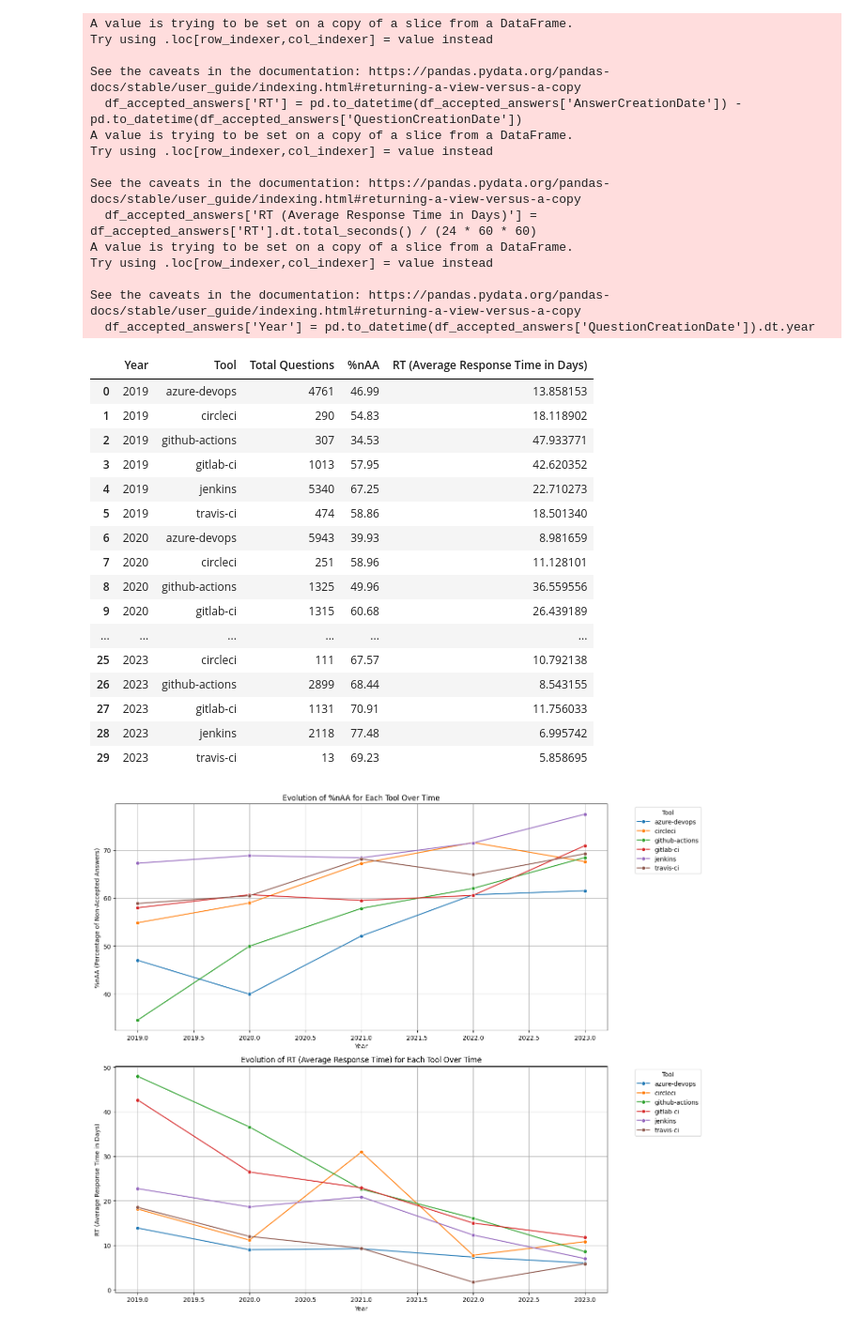
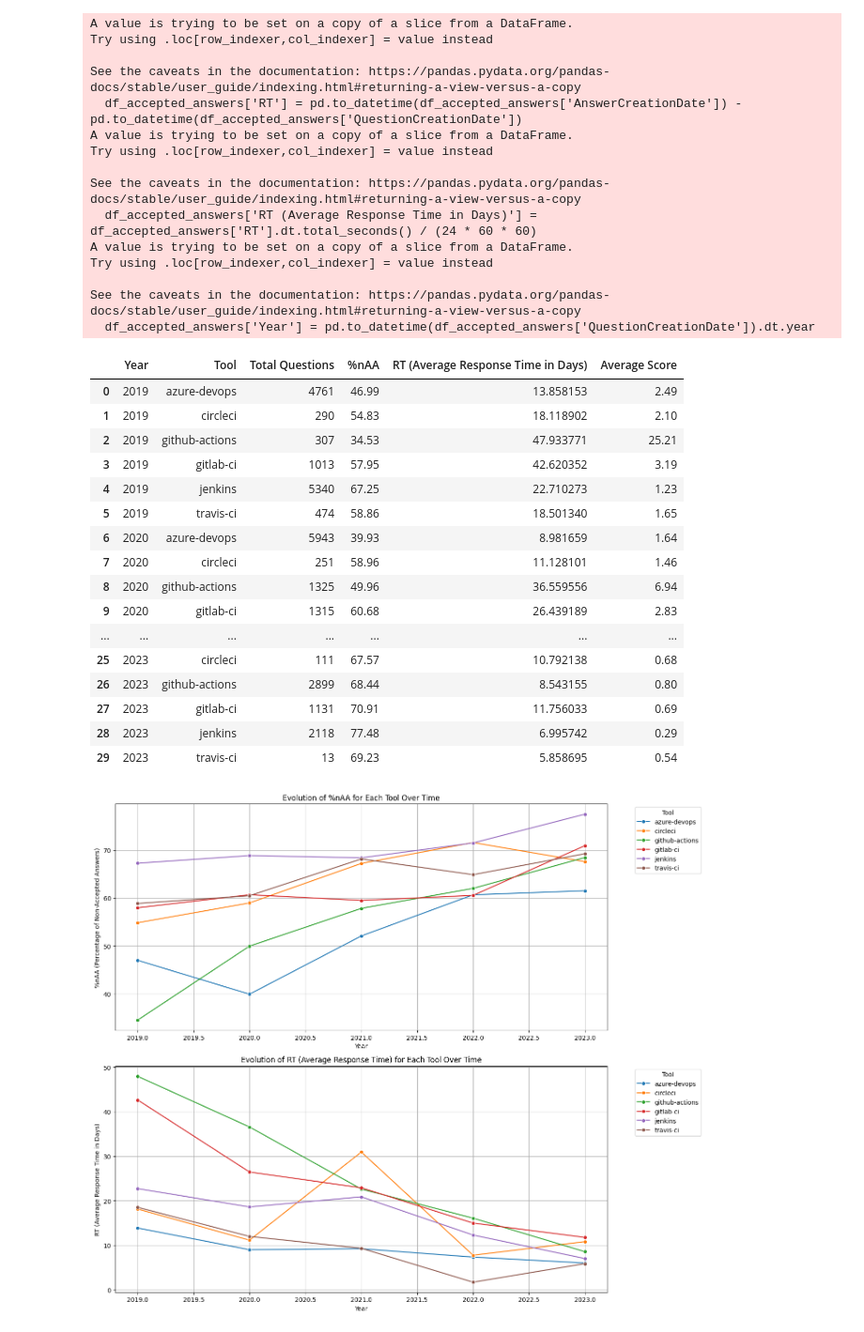
Before and after one commit to sandro-hernandez/GA_Developer_Needs_replication_package, a Jupyter notebook: RQ1_Relevance/ci_tools.ipynb, the cells around one changed output. Shown at 94% size. Drawn from its saved outputs; the diff is of its cells as text; code cells hidden in the pictures.

```diff
--- a/RQ1_Relevance/ci_tools.ipynb
+++ b/RQ1_Relevance/ci_tools.ipynb
@@ -346,29 +417,39 @@ Try using .loc[row_indexer,col_indexer] = value instead
 
 See the caveats in the documentation: https://pandas.pydata.org/pandas-docs/stable/user_guide/indexing.html#returning-a-view-versus-a-copy
   df_accepted_answers['Year'] = pd.to_datetime(df_accepted_answers['QuestionCreationDate']).dt.year
-# %%
-# Remove the year 2024
-combined_df = pd.merge(results_df, avg_rt_df, on=['Year', 'Tool'])
-filtered_df = combined_df[combined_df['Year'] != 2024]
-filtered_df
-# %% [output]
-|  | Year | Tool | Total Questions | %nAA | RT (Average Response Time in Days) |
-| 0 | 2019 | azure-devops | 4761 | 46.99 | 13.858153 |
-| 1 | 2019 | circleci | 290 | 54.83 | 18.118902 |
-| 2 | 2019 | github-actions | 307 | 34.53 | 47.933771 |
-| 3 | 2019 | gitlab-ci | 1013 | 57.95 | 42.620352 |
-| 4 | 2019 | jenkins | 5340 | 67.25 | 22.710273 |
-| 5 | 2019 | travis-ci | 474 | 58.86 | 18.501340 |
-| 6 | 2020 | azure-devops | 5943 | 39.93 | 8.981659 |
-| 7 | 2020 | circleci | 251 | 58.96 | 11.128101 |
-| 8 | 2020 | github-actions | 1325 | 49.96 | 36.559556 |
-| 9 | 2020 | gitlab-ci | 1315 | 60.68 | 26.439189 |
-| ... | ... | ... | ... | ... | ... |
-| 25 | 2023 | circleci | 111 | 67.57 | 10.792138 |
-| 26 | 2023 | github-actions | 2899 | 68.44 | 8.543155 |
-| 27 | 2023 | gitlab-ci | 1131 | 70.91 | 11.756033 |
-| 28 | 2023 | jenkins | 2118 | 77.48 | 6.995742 |
-| 29 | 2023 | travis-ci | 13 | 69.23 | 5.858695 |
+# %%
+# Remove the year 2024
+combined_df = pd.merge(results_nAA_df, avg_rt_df, on=['Year', 'Tool'])
+filtered_df = combined_df[combined_df['Year'] != 2024]
+# Merge the avg_score_df with your existing combined DataFrame
+final_df = pd.merge(filtered_df, results_score_df, on=['Year', 'Tool'])
+
+# Drop the duplicate column
+final_df = final_df.drop(columns=['Total Questions_y'])
+
+# Rename the remaining Total Questions column
+final_df.rename(columns={'Total Questions_x': 'Total Questions'}, inplace=True)
+
+# Display the updated DataFrame
+final_df
+# %% [output]
+|  | Year | Tool | Total Questions | %nAA | RT (Average Response Time in Days) | Average Score |
+| 0 | 2019 | azure-devops | 4761 | 46.99 | 13.858153 | 2.49 |
+| 1 | 2019 | circleci | 290 | 54.83 | 18.118902 | 2.10 |
+| 2 | 2019 | github-actions | 307 | 34.53 | 47.933771 | 25.21 |
+| 3 | 2019 | gitlab-ci | 1013 | 57.95 | 42.620352 | 3.19 |
+| 4 | 2019 | jenkins | 5340 | 67.25 | 22.710273 | 1.23 |
+| 5 | 2019 | travis-ci | 474 | 58.86 | 18.501340 | 1.65 |
+| 6 | 2020 | azure-devops | 5943 | 39.93 | 8.981659 | 1.64 |
+| 7 | 2020 | circleci | 251 | 58.96 | 11.128101 | 1.46 |
+| 8 | 2020 | github-actions | 1325 | 49.96 | 36.559556 | 6.94 |
+| 9 | 2020 | gitlab-ci | 1315 | 60.68 | 26.439189 | 2.83 |
+| ... | ... | ... | ... | ... | ... | ... |
+| 25 | 2023 | circleci | 111 | 67.57 | 10.792138 | 0.68 |
+| 26 | 2023 | github-actions | 2899 | 68.44 | 8.543155 | 0.80 |
+| 27 | 2023 | gitlab-ci | 1131 | 70.91 | 11.756033 | 0.69 |
+| 28 | 2023 | jenkins | 2118 | 77.48 | 6.995742 | 0.29 |
+| 29 | 2023 | travis-ci | 13 | 69.23 | 5.858695 | 0.54 |
 # %%
 import matplotlib.pyplot as plt
 import seaborn as sns
```
Also changed, not shown: parts of 6 cells of this notebook, 30 other files.
